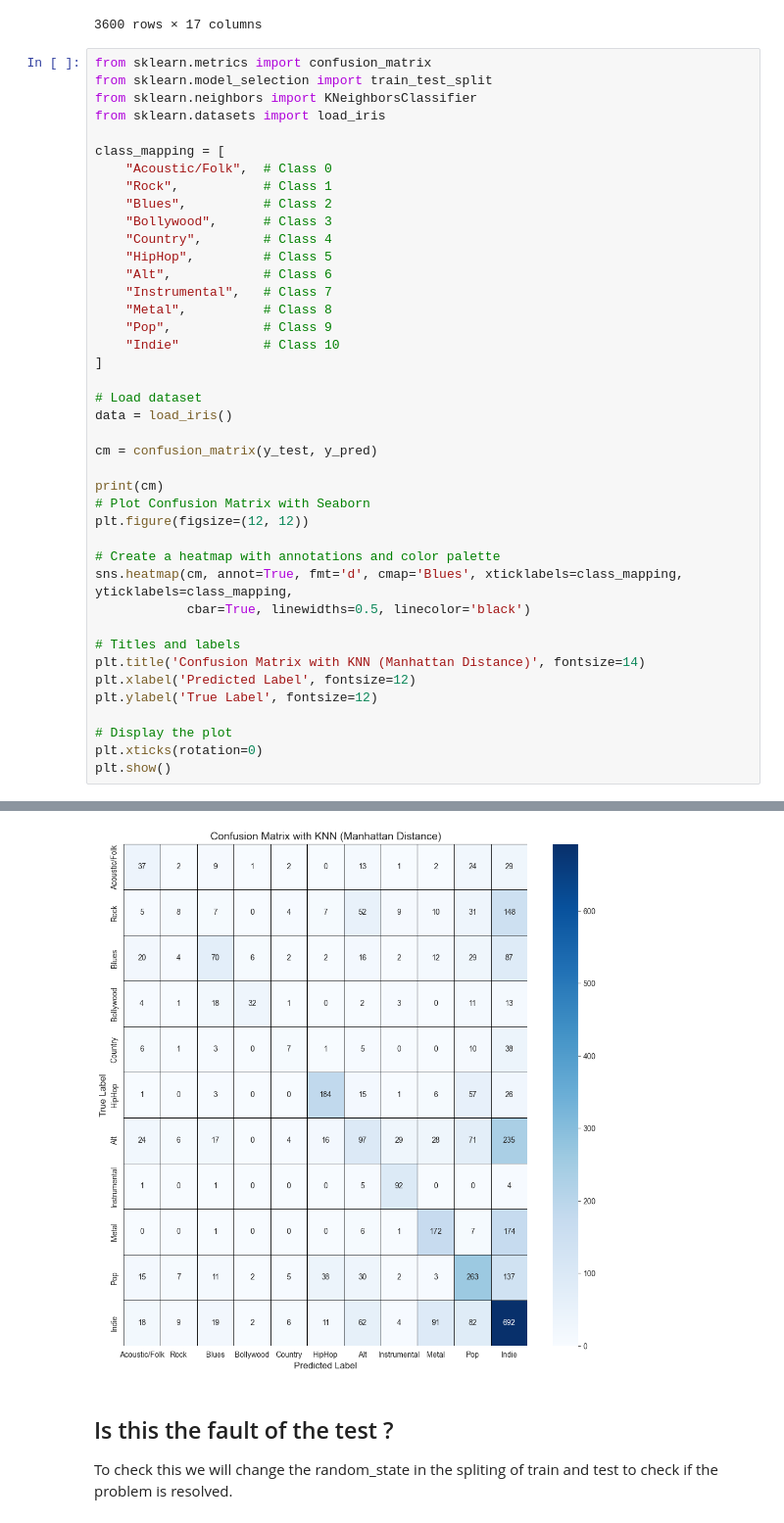
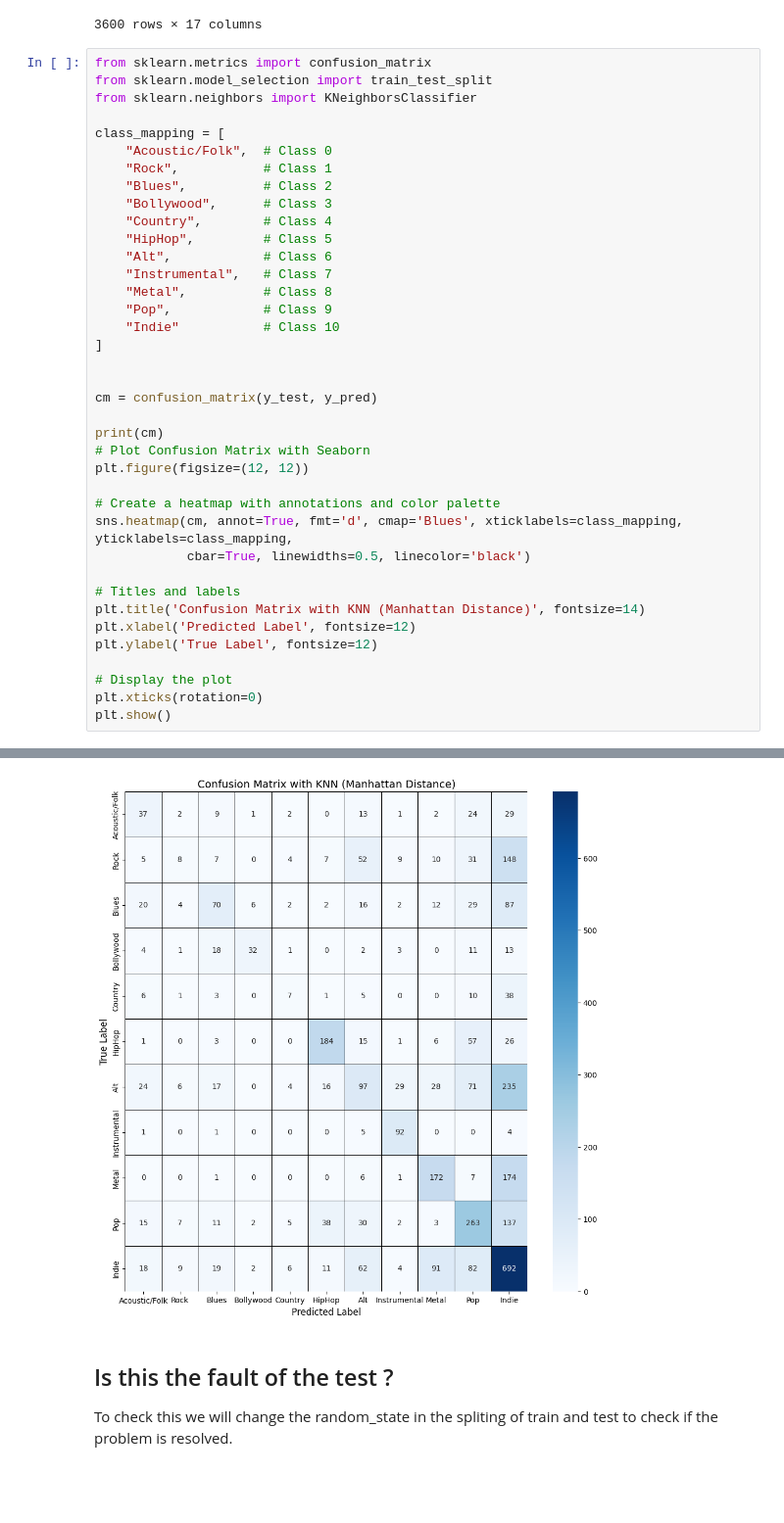
Before and after one commit to Hugo-Leyx-valade/projet-ML, a Jupyter notebook: project_code.ipynb, the cells around one changed output, grey strips where cells are left out. Shown at 98% size. Drawn from its saved outputs; the diff is of its cells as text; blank space fills up the shorter version.

Commit message:
Justified report text and deleted load_iris from code

```diff
--- a/project_code.ipynb
+++ b/project_code.ipynb
@@ -539,7 +539,6 @@ pd.concat([df_X_test, df_y_pred], axis=1)
 from sklearn.metrics import confusion_matrix
 from sklearn.model_selection import train_test_split
 from sklearn.neighbors import KNeighborsClassifier
-from sklearn.datasets import load_iris
 
 class_mapping = [
     "Acoustic/Folk",  # Class 0
@@ -555,40 +554,38 @@ class_mapping = [
     "Indie"           # Class 10
 ]
 
-# Load dataset
-data = load_iris()
 
 cm = confusion_matrix(y_test, y_pred)
 
 print(cm)
 # Plot Confusion Matrix with Seaborn
 plt.figure(figsize=(12, 12))
 
 # Create a heatmap with annotations and color palette
 sns.heatmap(cm, annot=True, fmt='d', cmap='Blues', xticklabels=class_mapping, yticklabels=class_mapping,
             cbar=True, linewidths=0.5, linecolor='black')
 
 # Titles and labels
 plt.title('Confusion Matrix with KNN (Manhattan Distance)', fontsize=14)
 plt.xlabel('Predicted Label', fontsize=12)
 plt.ylabel('True Label', fontsize=12)
 
 # Display the plot
 plt.xticks(rotation=0)
 plt.show()
 # %% [output]
 [[ 37   2   9   1   2   0  13   1   2  24  29]
  [  5   8   7   0   4   7  52   9  10  31 148]
  [ 20   4  70   6   2   2  16   2  12  29  87]
  [  4   1  18  32   1   0   2   3   0  11  13]
  [  6   1   3   0   7   1   5   0   0  10  38]
  [  1   0   3   0   0 184  15   1   6  57  26]
  [ 24   6  17   0   4  16  97  29  28  71 235]
  [  1   0   1   0   0   0   5  92   0   0   4]
  [  0   0   1   0   0   0   6   1 172   7 174]
  [ 15   7  11   2   5  38  30   2   3 263 137]
  [ 18   9  19   2   6  11  62   4  91  82 692]]
-[figure, old version]
+[figure, new version]
 # %% [markdown]
 ## Is this the fault of the test ?
 
```
Also changed, not shown: parts of 12 cells of this notebook, 1 other file.
